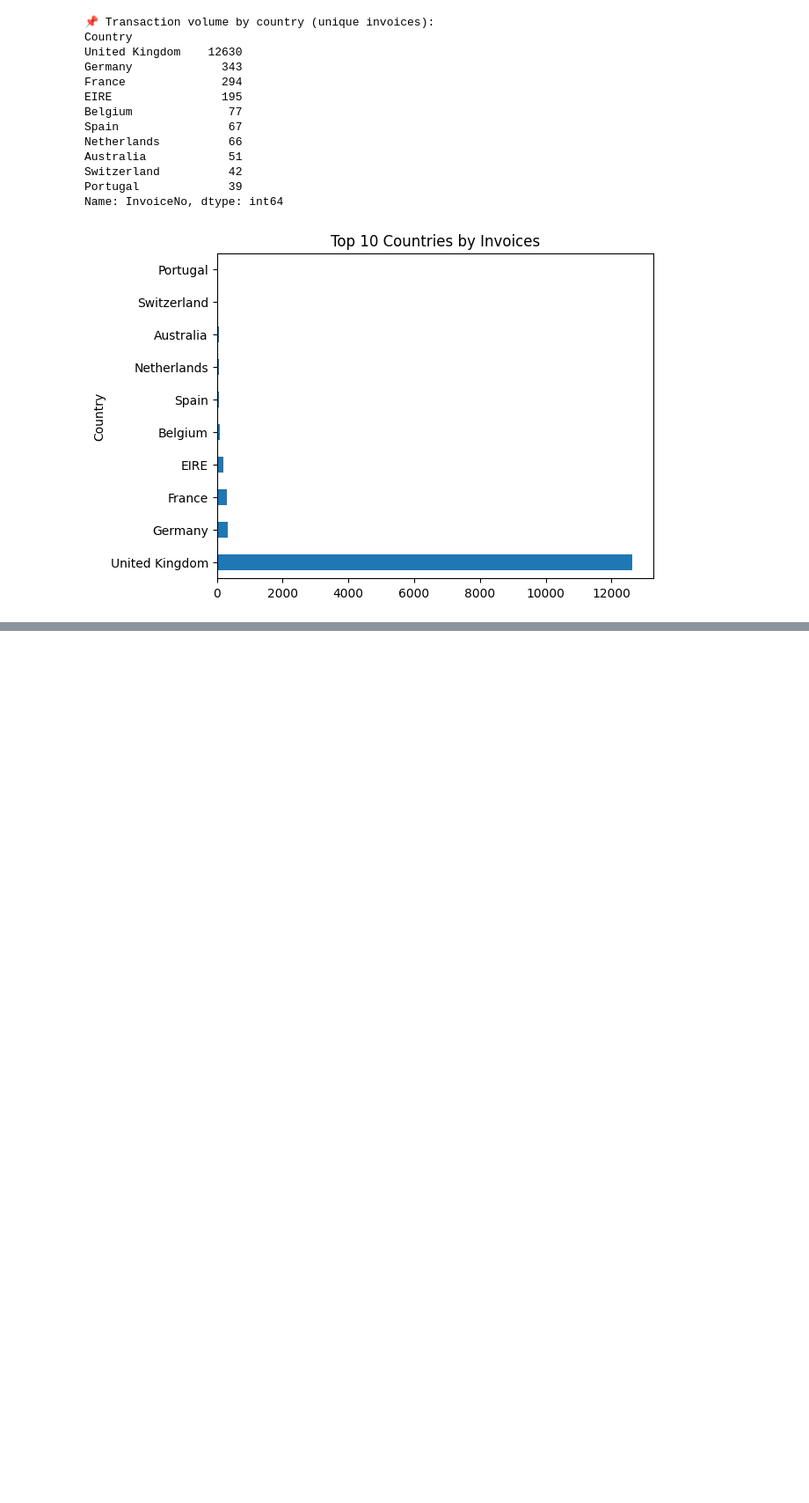
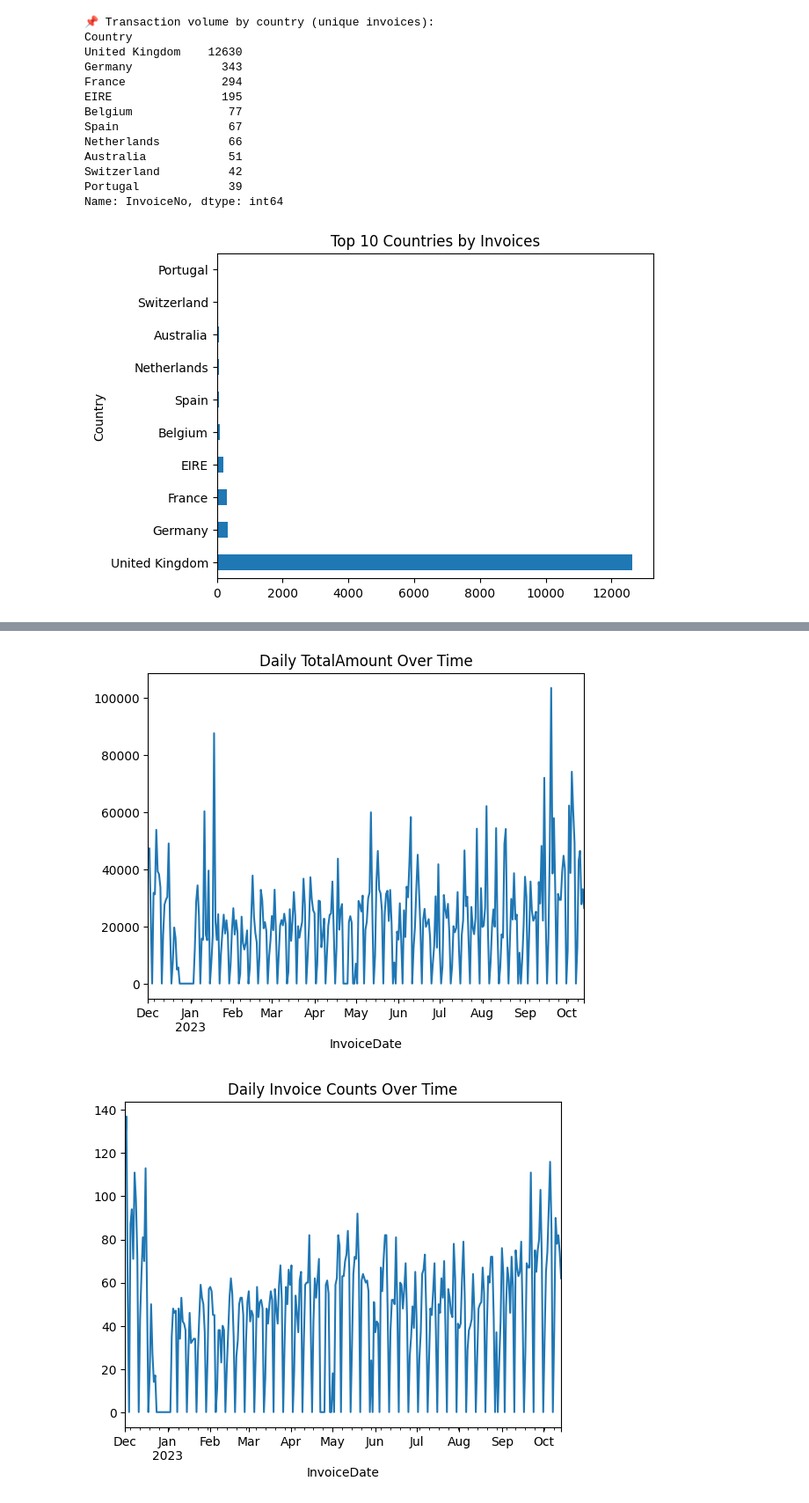
Before and after one commit to ArunK-ML/Project---Shopper-Spectrum-Customer-Segmentation-and-Product-Recommendations-in-E-Commerce, a Jupyter notebook: Shopper_Spectrum.ipynb, the cells around one changed output, grey strips where cells are left out. Shown: that part at 88% size. Drawn from its saved outputs; the diff is of its cells as text; code cells hidden in the pictures; blank space fills up the shorter version.

```diff
--- a/Shopper_Spectrum.ipynb
+++ b/Shopper_Spectrum.ipynb
@@ -192,17 +195,20 @@ KeyError: 'Column not found: Revenue'
 # %%
 # -----------------------------
 # 3) Purchase trends over time
 # -----------------------------
 daily = df.set_index("InvoiceDate").resample("D").agg(
-    Revenue=("Revenue", "sum"),
+    Revenue=("Total_Amount", "sum"),
     Invoices=("InvoiceNo", "nunique")
 )
 
-daily["Revenue"].plot(title="Daily Revenue Over Time")
+daily["Revenue"].plot(title="Daily TotalAmount Over Time")
 plt.show()
 
 daily["Invoices"].plot(title="Daily Invoice Counts Over Time")
 plt.show()
+# %% [output]
+[figure, added]
+[figure, added]
 # %%
 # -----------------------------
 # 4) Monetary distribution
```
Also changed, not shown: parts of 6 cells of this notebook.
